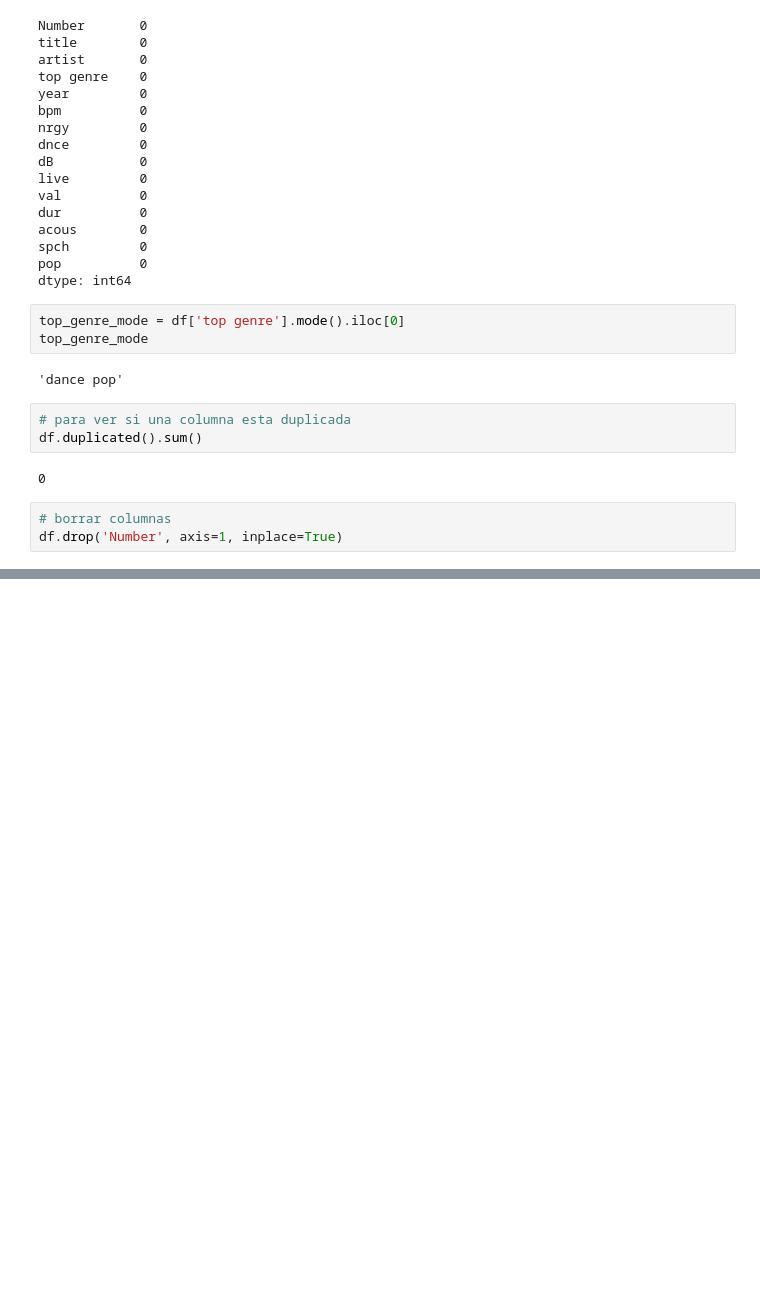
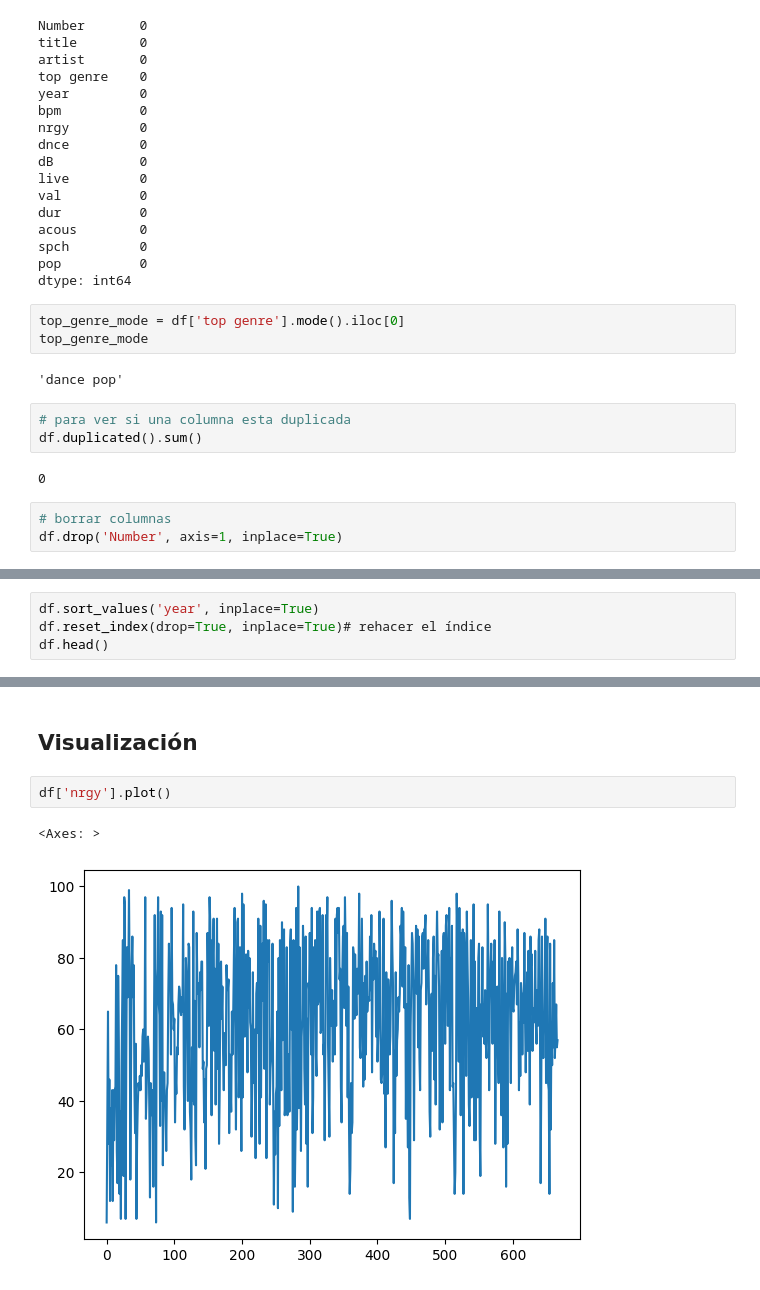
Before and after one commit to Angelbardon/curso-_analisis_angel_bardon, a Jupyter notebook: m4-pandas/spotify.ipynb, the cells around one changed output, grey strips where cells are left out. Saved outputs shown, nothing was run; the diff lists cells and outputs as text; blank space fills up the shorter version.

```diff
--- a/m4-pandas/spotify.ipynb
+++ b/m4-pandas/spotify.ipynb
@@ -148,0 +153,4 @@ df.head()
+# %%
+df.sort_values('year', inplace=True)
+df.reset_index(drop=True, inplace=True)# rehacer el índice
+df.head()
@@ -148,0 +173,7 @@ df.head()
+# %% [markdown]
+## Visualización
+# %%
+df['nrgy'].plot()
+# %% [output]
+<Axes: >
+[figure, added]
```
Also changed, not shown: parts of 14 cells of this notebook.
